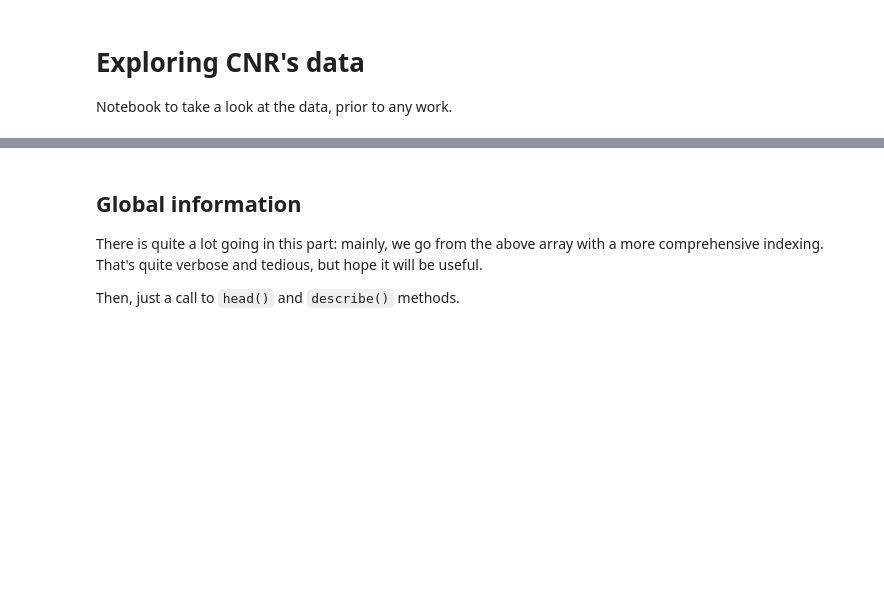
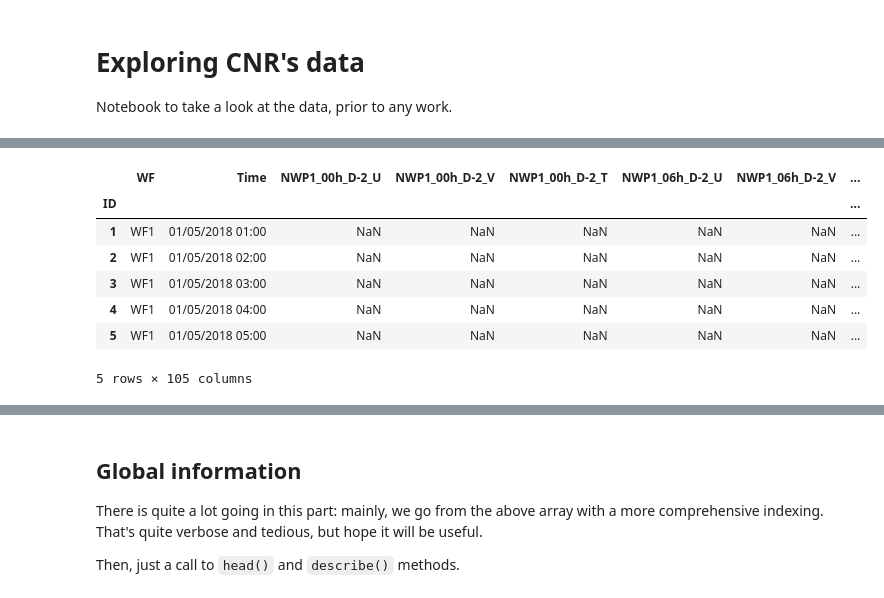
Before and after one commit to gaspardbb/astreos, a Jupyter notebook: exploring_the_data.ipynb, the cells around one changed output, grey strips where cells are left out. Drawn from its saved outputs; the diff is of its cells as text; code cells hidden in the pictures; blank space fills up the shorter version.

```diff
--- a/exploring_the_data.ipynb
+++ b/exploring_the_data.ipynb
@@ -21,0 +34,12 @@ df.head()
+# %%
+df = pd.concat([df, y_train], axis=1)
+df.head()
+# %% [output]
+|  | WF | Time | NWP1_00h_D-2_U | NWP1_00h_D-2_V | NWP1_00h_D-2_T | NWP1_06h_D-2_U | NWP1_06h_D-2_V | ... |
+| ID |  |  |  |  |  |  |  | ... |
+| 1 | WF1 | 01/05/2018 01:00 | NaN | NaN | NaN | NaN | NaN | ... |
+| 2 | WF1 | 01/05/2018 02:00 | NaN | NaN | NaN | NaN | NaN | ... |
+| 3 | WF1 | 01/05/2018 03:00 | NaN | NaN | NaN | NaN | NaN | ... |
+| 4 | WF1 | 01/05/2018 04:00 | NaN | NaN | NaN | NaN | NaN | ... |
+| 5 | WF1 | 01/05/2018 05:00 | NaN | NaN | NaN | NaN | NaN | ... |
+5 rows × 105 columns
```
Also changed, not shown: parts of 13 cells of this notebook.
